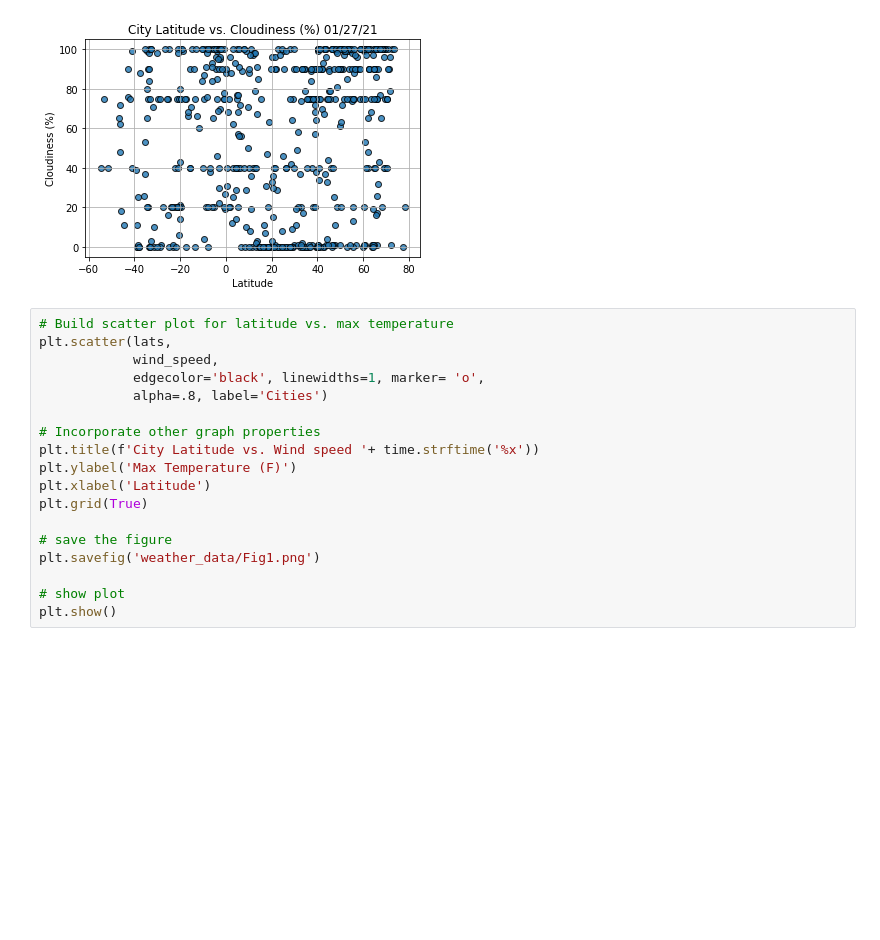
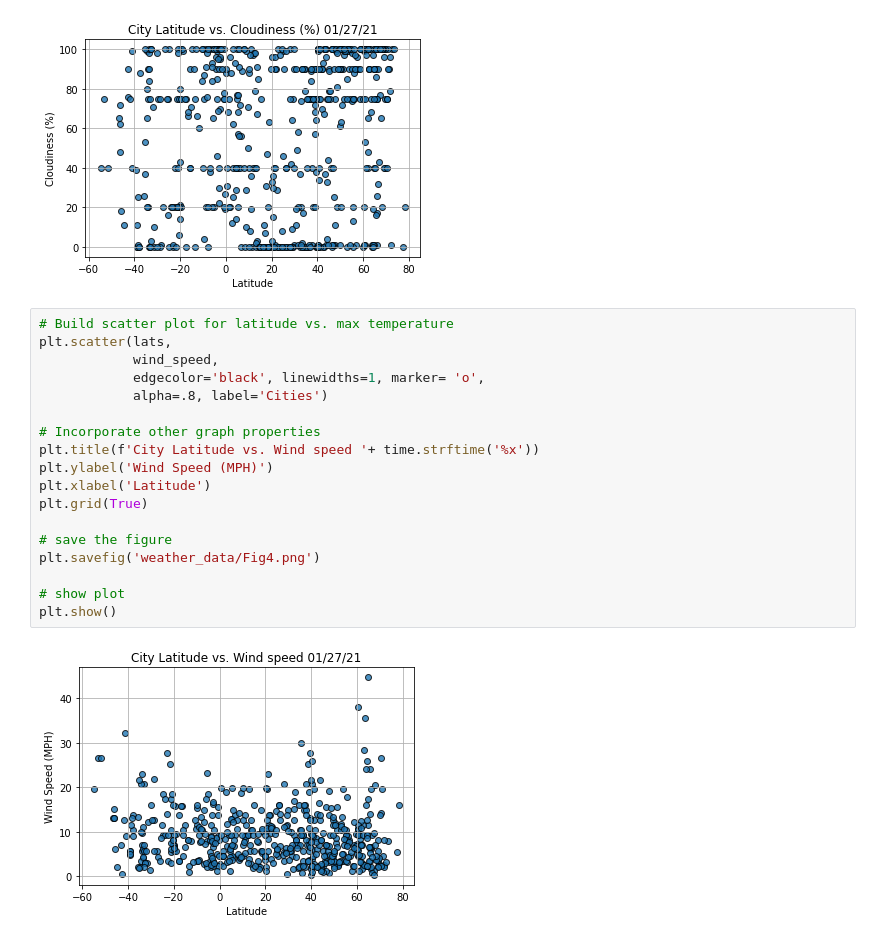
Before and after one commit to mhertel278/World_Weather_Analysis, a Jupyter notebook: WeatherPy.ipynb, the cells around one changed output. Saved outputs shown, nothing was run; the diff lists cells and outputs as text; blank space fills up the shorter version.

```diff
--- a/WeatherPy.ipynb
+++ b/WeatherPy.ipynb
@@ -251,18 +251,20 @@ plt.show()
 # %%
 # Build scatter plot for latitude vs. max temperature
 plt.scatter(lats,
             wind_speed,
             edgecolor='black', linewidths=1, marker= 'o',
             alpha=.8, label='Cities')
 
 # Incorporate other graph properties
 plt.title(f'City Latitude vs. Wind speed '+ time.strftime('%x'))
-plt.ylabel('Max Temperature (F)')
+plt.ylabel('Wind Speed (MPH)')
 plt.xlabel('Latitude')
 plt.grid(True)
 
 # save the figure
-plt.savefig('weather_data/Fig1.png')
+plt.savefig('weather_data/Fig4.png')
 
 # show plot
 plt.show()
+# %% [output]
+[figure, added]
```
Also changed, not shown: 1 other file.
